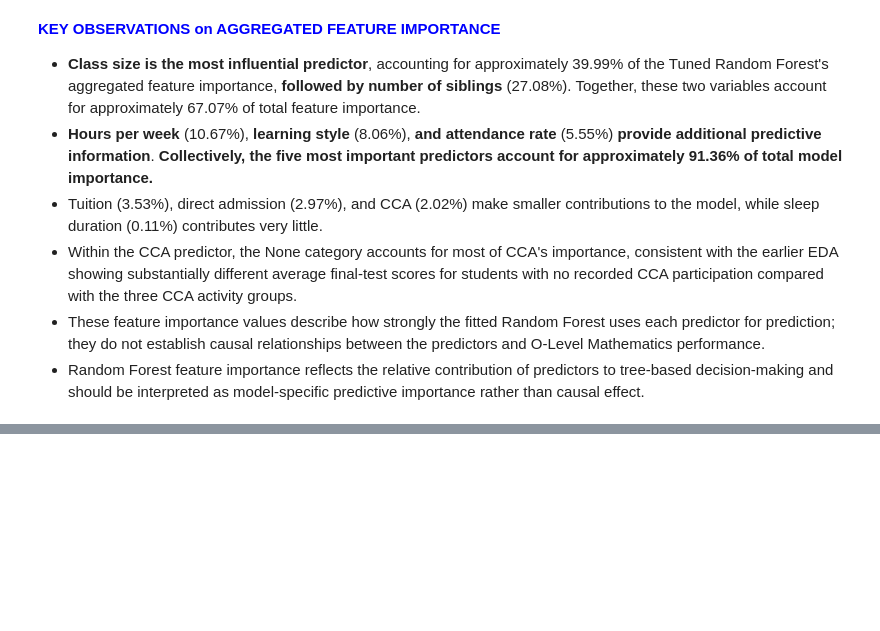
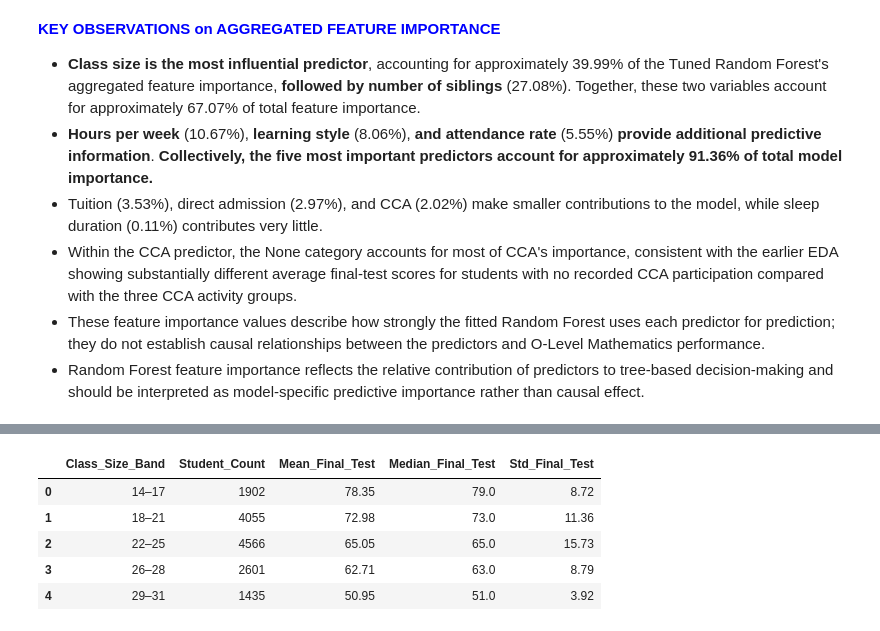
Before and after one commit to thedataanalyst-ylime/o-level-mathematics-performance-analysis, a Jupyter notebook: eda.ipynb, the cells around one changed output, grey strips where cells are left out. Cells and saved outputs as stored; diff of their text form; code cells hidden in the pictures; blank space fills up the shorter version.

```diff
--- a/eda.ipynb
+++ b/eda.ipynb
@@ -3923,0 +4032,43 @@ aggregated_importance.round({
+# %%
+# Group class sizes into bands for easier interpretation
+class_size_bins = [13, 17, 21, 25, 28, 31]
+
+class_size_labels = [
+    "14–17",
+    "18–21",
+    "22–25",
+    "26–28",
+    "29–31"
+]
+
+df_model["class_size_band"] = pd.cut(
+    df_model["class_size"],
+    bins=class_size_bins,
+    labels=class_size_labels
+)
+
+# Summarise Mathematics performance by class-size band
+class_band_performance = (
+    df_model
+    .groupby("class_size_band", observed=False)["final_test"]
+    .agg(["count", "mean", "median", "std"])
+    .round(2)
+    .reset_index()
+)
+
+class_band_performance.columns = [
+    "Class_Size_Band",
+    "Student_Count",
+    "Mean_Final_Test",
+    "Median_Final_Test",
+    "Std_Final_Test"
+]
+
+class_band_performance
+# %% [output]
+|  | Class_Size_Band | Student_Count | Mean_Final_Test | Median_Final_Test | Std_Final_Test |
+| 0 | 14–17 | 1902 | 78.35 | 79.0 | 8.72 |
+| 1 | 18–21 | 4055 | 72.98 | 73.0 | 11.36 |
+| 2 | 22–25 | 4566 | 65.05 | 65.0 | 15.73 |
+| 3 | 26–28 | 2601 | 62.71 | 63.0 | 8.79 |
+| 4 | 29–31 | 1435 | 50.95 | 51.0 | 3.92 |
```
Also changed, not shown: parts of 29 cells of this notebook.
